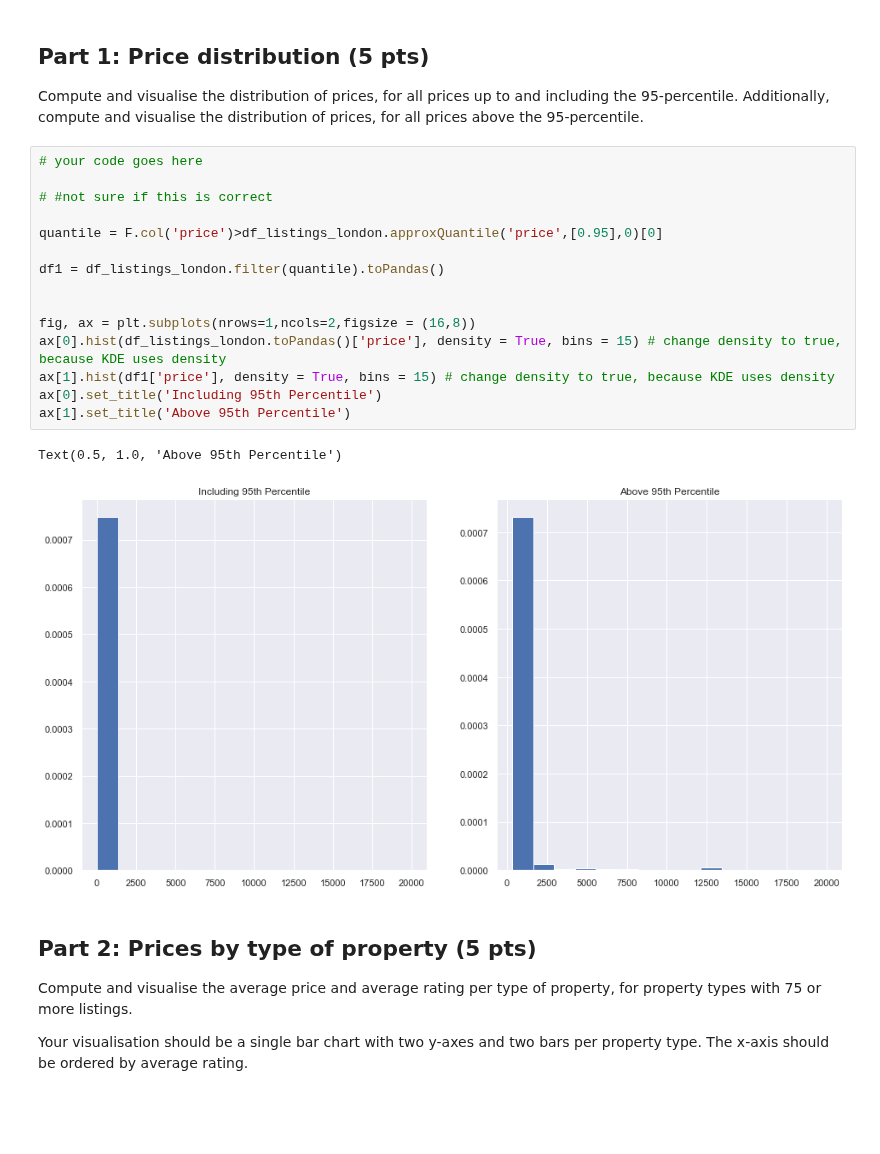
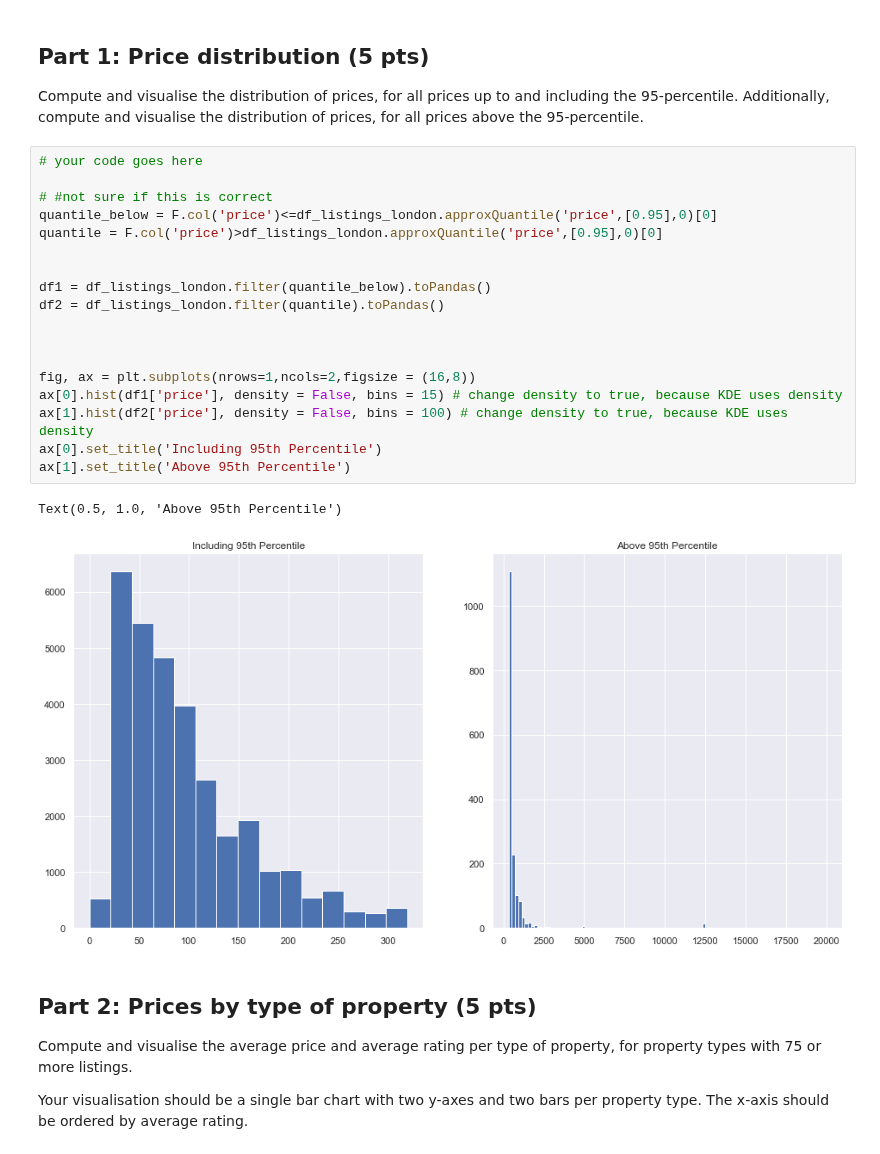
Before and after one commit to georgezefko/02807_Computational_tools_for_DS, a Jupyter notebook: 02807_Project_2.ipynb, the cells around one changed output. Cells and saved outputs as stored; diff of their text form; blank space fills up the shorter version.

```diff
--- a/02807_Project_2.ipynb
+++ b/02807_Project_2.ipynb
@@ -365,21 +365,24 @@ Compute and visualise the distribution of prices, for all prices up to and inclu
 # %%
 # your code goes here
 
 # #not sure if this is correct
-
+quantile_below = F.col('price')<=df_listings_london.approxQuantile('price',[0.95],0)[0]
 quantile = F.col('price')>df_listings_london.approxQuantile('price',[0.95],0)[0]
 
-df1 = df_listings_london.filter(quantile).toPandas()
+
+df1 = df_listings_london.filter(quantile_below).toPandas()
+df2 = df_listings_london.filter(quantile).toPandas()
+
 
 
 fig, ax = plt.subplots(nrows=1,ncols=2,figsize = (16,8))
-ax[0].hist(df_listings_london.toPandas()['price'], density = True, bins = 15) # change density to true, because KDE uses density
-ax[1].hist(df1['price'], density = True, bins = 15) # change density to true, because KDE uses density
+ax[0].hist(df1['price'], density = False, bins = 15) # change density to true, because KDE uses density
+ax[1].hist(df2['price'], density = False, bins = 100) # change density to true, because KDE uses density
 ax[0].set_title('Including 95th Percentile')
 ax[1].set_title('Above 95th Percentile')
 # %% [output]
 Text(0.5, 1.0, 'Above 95th Percentile')
-[figure, old version]
+[figure, new version]
 # %% [markdown]
 ## Part 2: Prices by type of property (5 pts)
 
```
Also changed, not shown: parts of 2 cells of this notebook.
